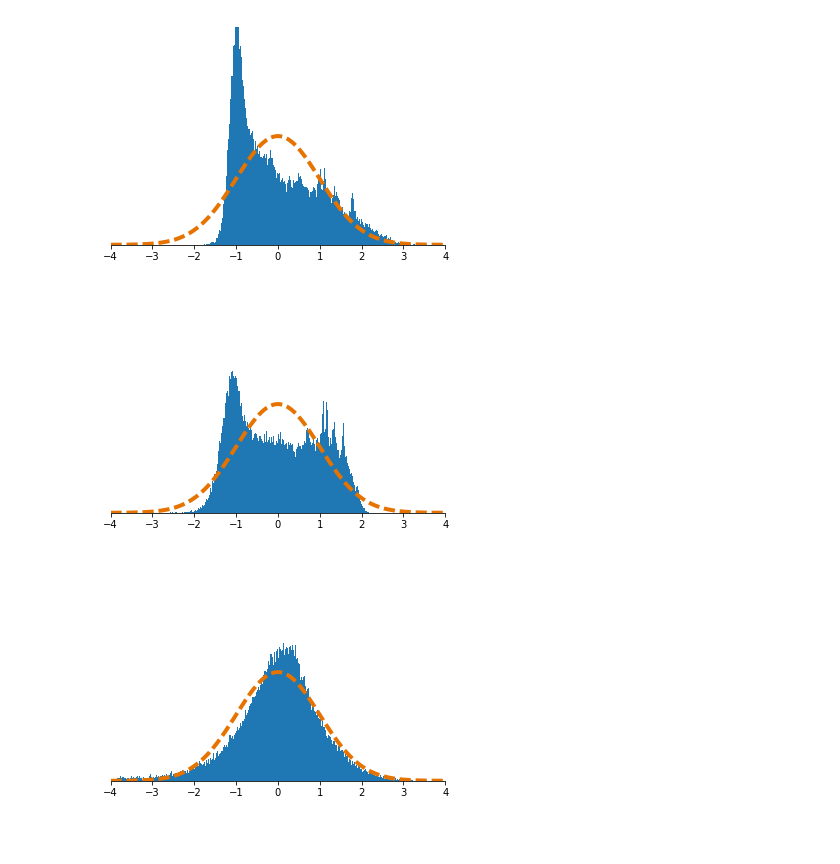
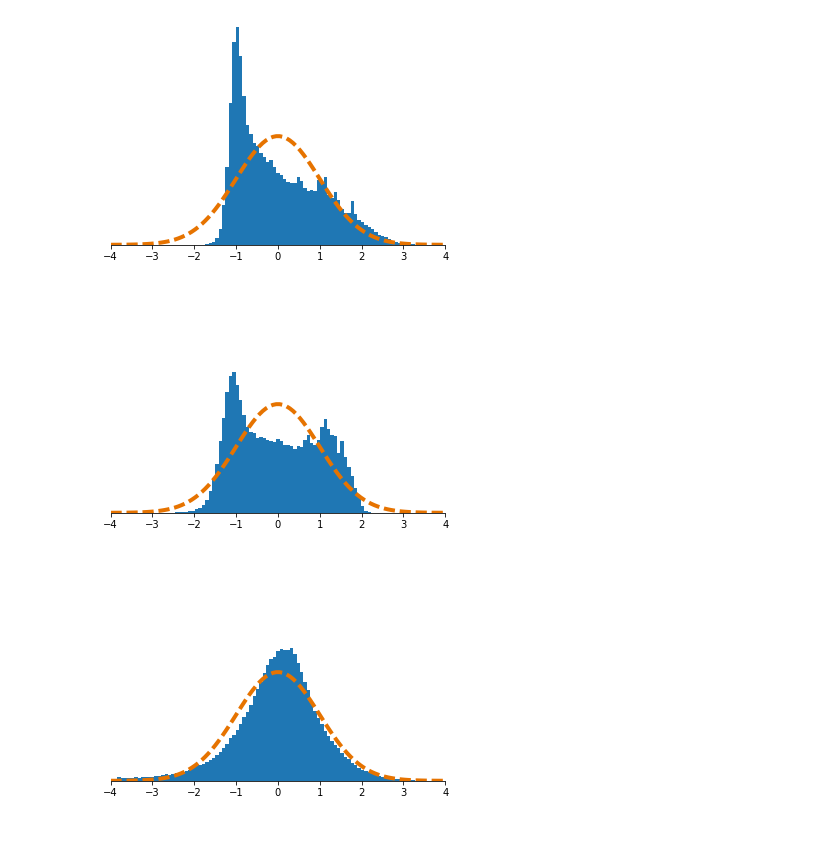
Before and after one commit to BirdVox/lostanlen_spl2018, a Jupyter notebook: pcen_asymptotics.ipynb, the cells around one changed output. Saved outputs shown, nothing was run; the diff lists cells and outputs as text; code cells hidden in the pictures.

```diff
--- a/pcen_asymptotics.ipynb
+++ b/pcen_asymptotics.ipynb
@@ -72,7 +72,7 @@ PCEN_ravel = PCEN.ravel()
 
 %matplotlib inline
 fig = plt.figure()
-xgauss = np.linspace(-4, 4, 1000)
+xgauss = np.linspace(-4, 4, 100)
 hist_x = plt.hist(
     (log_E_ravel - np.mean(log_E_ravel)) / np.std(log_E_ravel), bins=xgauss);
 
@@ -86,36 +86,36 @@ ax = plt.gca()
 ax.spines['top'].set_visible(False)
 ax.spines['left'].set_visible(False)
 ax.spines['right'].set_visible(False)
 plt.tick_params(labelleft="off", left="off")
 fig.savefig('logE_histogram.eps', transparent=True, bbox_inches="tight")
 
 fig = plt.figure()
 plt.hist((BC_ravel - np.mean(BC_ravel)) / np.std(BC_ravel), bins=xgauss);
 plt.plot(xgauss, ygauss, '--', color="#E67300", linewidth=4.0)
 plt.xlim([-4,4])
 plt.ylim([0, gaussmax*2])
 ax = plt.gca()
 ax.spines['top'].set_visible(False)
 ax.spines['left'].set_visible(False)
 ax.spines['right'].set_visible(False)
 plt.tick_params(labelleft="off", left="off")
 fig.savefig('BC_histogram.eps', transparent=True, bbox_inches="tight")
 
 fig = plt.figure(frameon=False)
 plt.hist((PCEN_ravel - np.mean(PCEN_ravel)) / np.std(PCEN_ravel), bins=xgauss);
 plt.plot(xgauss, ygauss, '--', color="#E67300", linewidth=4.0)
 plt.xlim([-4,4])
 plt.ylim([0, gaussmax*2])
 ax = plt.gca()
 ax.spines['top'].set_visible(False)
 ax.spines['left'].set_visible(False)
 ax.spines['right'].set_visible(False)
 plt.tick_params(labelleft="off", left="off")
 fig.savefig('PCEN_histogram.eps', transparent=True, bbox_inches="tight")
 # %% [output]
-[figure, old version]
+[figure, new version]
-[figure, old version]
+[figure, new version]
-[figure, old version]
+[figure, new version]
 # %% [markdown]
 #
 # %%
```
Also changed, not shown: parts of 1 cell of this notebook, 1 other file.
